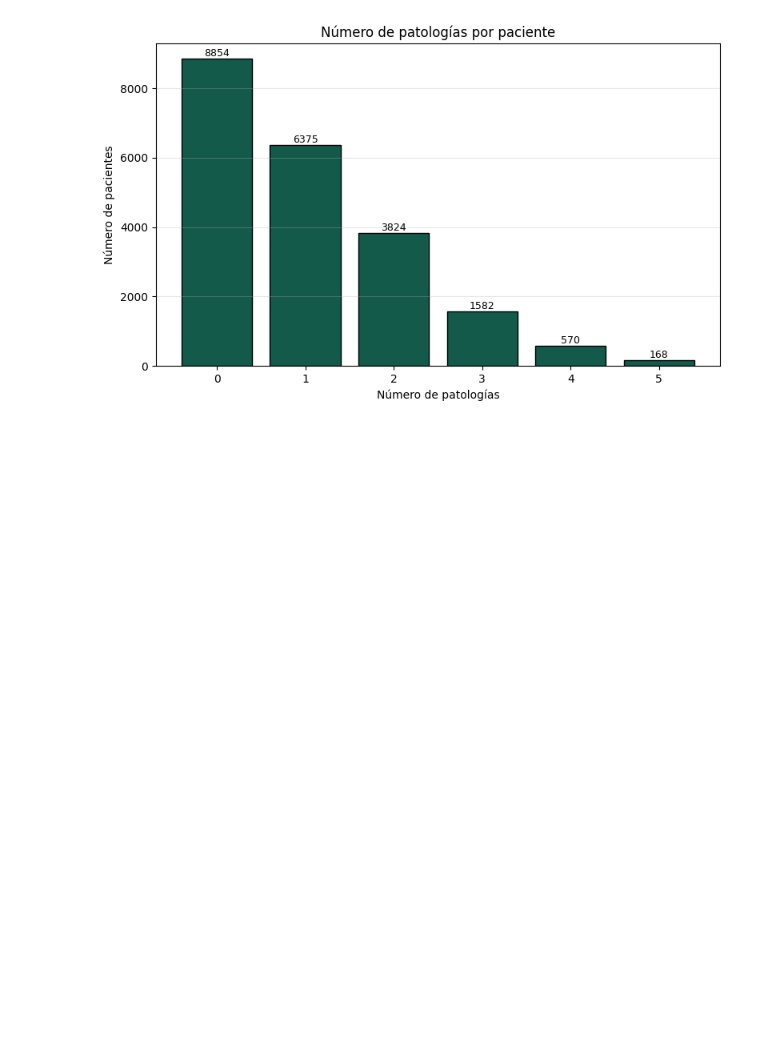
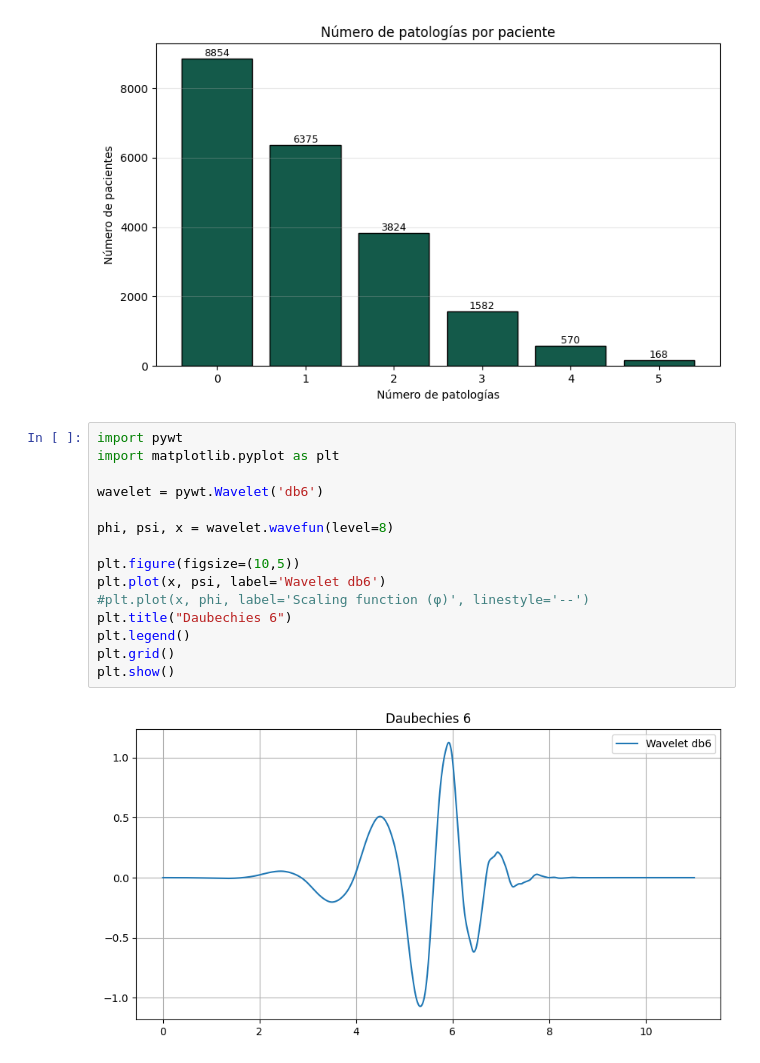
Before and after one commit to AArreguiB/analisis_ecg, a Jupyter notebook: Codigos/analisis_datos.ipynb, the cells around one changed output. Saved outputs shown, nothing was run; the diff lists cells and outputs as text; blank space fills up the shorter version.

```diff
--- a/Codigos/analisis_datos.ipynb
+++ b/Codigos/analisis_datos.ipynb
@@ -529,3 +529,20 @@ plt.tight_layout()
 plt.show()
 # %% [output]
 [figure]
+# %%
+import pywt
+import matplotlib.pyplot as plt
+
+wavelet = pywt.Wavelet('db6')
+
+phi, psi, x = wavelet.wavefun(level=8)
+
+plt.figure(figsize=(10,5))
+plt.plot(x, psi, label='Wavelet db6')
+#plt.plot(x, phi, label='Scaling function (φ)', linestyle='--')
+plt.title("Daubechies 6")
+plt.legend()
+plt.grid()
+plt.show()
+# %% [output]
+[figure, added]
```
Also changed, not shown: 1 other file.
